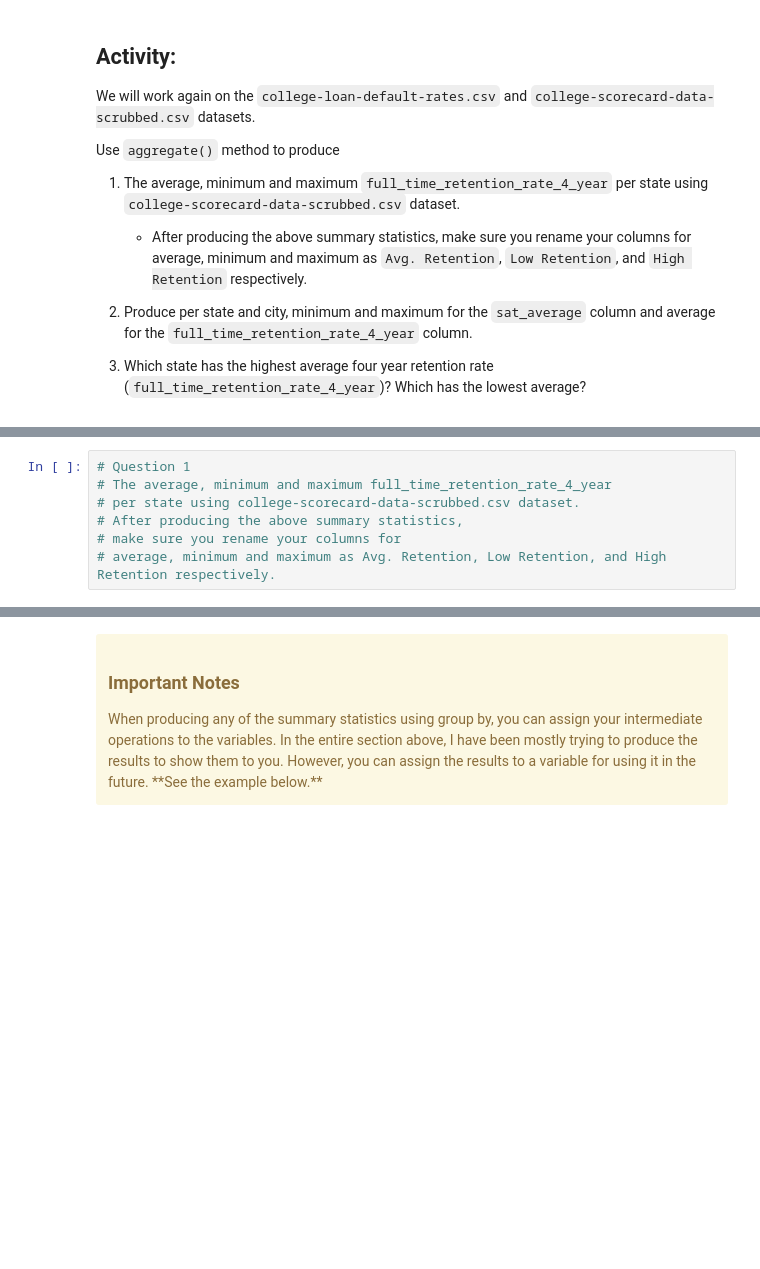
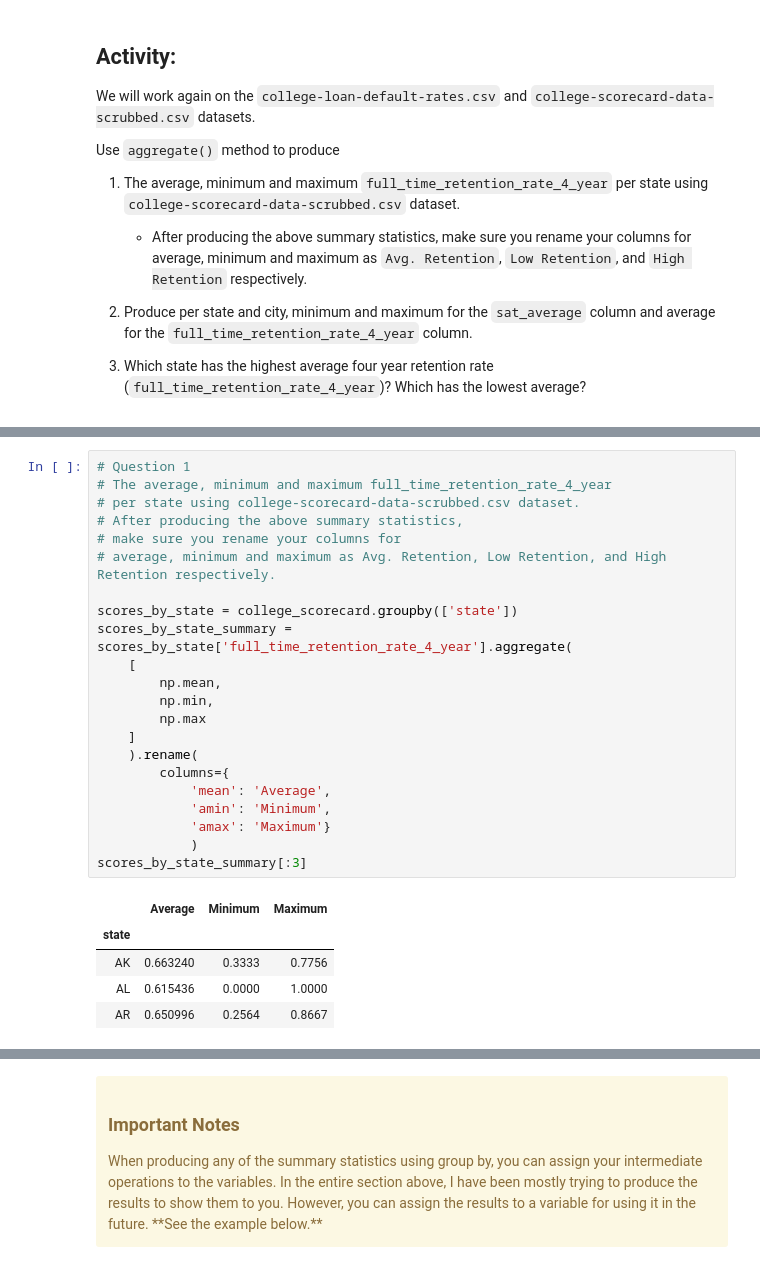
Before and after one commit to jarp/ITAO-30210-SP21, a Jupyter notebook: Class_17_Pandas_GroupBy.ipynb, the cells around one changed output, grey strips where cells are left out. Cells and saved outputs as stored; diff of their text form; blank space fills up the shorter version.

```diff
--- a/Class_17_Pandas_GroupBy.ipynb
+++ b/Class_17_Pandas_GroupBy.ipynb
@@ -225,10 +530,31 @@ college_scorecard.head()
 # %%
 # Question 1
 # The average, minimum and maximum full_time_retention_rate_4_year
 # per state using college-scorecard-data-scrubbed.csv dataset.
 # After producing the above summary statistics,
 # make sure you rename your columns for
 # average, minimum and maximum as Avg. Retention, Low Retention, and High Retention respectively.
+
+scores_by_state = college_scorecard.groupby(['state'])
+scores_by_state_summary = scores_by_state['full_time_retention_rate_4_year'].aggregate(
+    [
+        np.mean,
+        np.min,
+        np.max
+    ]
+    ).rename(
+        columns={
+            'mean': 'Average',
+            'amin': 'Minimum',
+            'amax': 'Maximum'}
+            )
+scores_by_state_summary[:3]
+# %% [output]
+|  | Average | Minimum | Maximum |
+| state |  |  |  |
+| AK | 0.663240 | 0.3333 | 0.7756 |
+| AL | 0.615436 | 0.0000 | 1.0000 |
+| AR | 0.650996 | 0.2564 | 0.8667 |
 # %%
 # Question 2
 # Produce per state and city, minimum and maximum for the sat_average column
```
Also changed, not shown: parts of 29 cells of this notebook, 2 other files.
